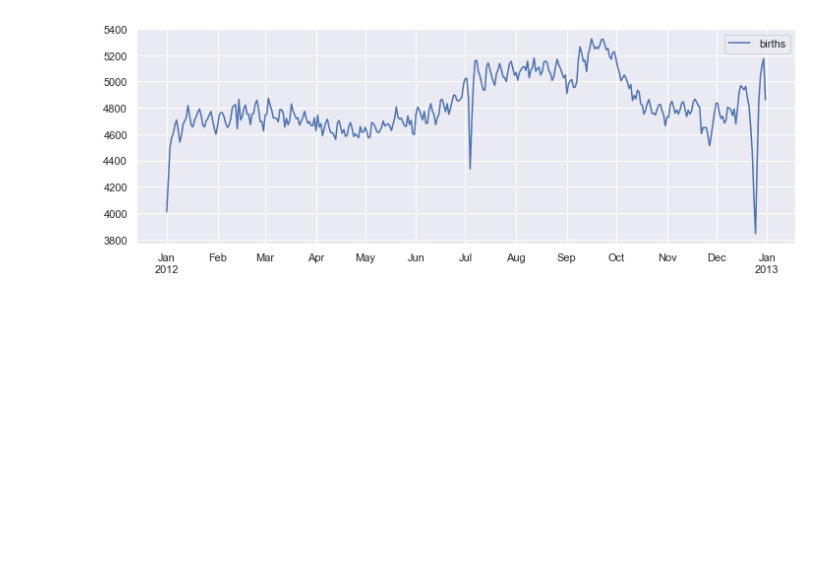
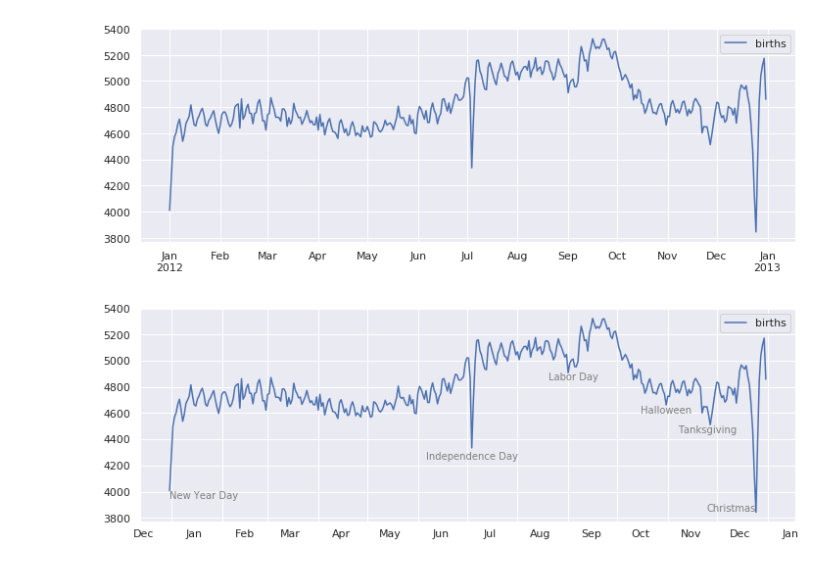
Before and after one commit to thimi0412/PythonDataScinence, a Jupyter notebook: matplotlib-pra/text_comments.ipynb, the cells around one changed output. Drawn from its saved outputs; the diff is of its cells as text; code cells hidden in the pictures; blank space fills up the shorter version.

```diff
--- a/matplotlib-pra/text_comments.ipynb
+++ b/matplotlib-pra/text_comments.ipynb
@@ -35,3 +35,22 @@ fig, ax = plt.subplots(figsize=(12, 4))
 births_by_date.plot(ax=ax);
 # %% [output]
 [figure]
+# %%
+fig, ax = plt.subplots(figsize=(12,4))
+births_by_date.plot(ax=ax)
+
+style = dict(size=10, color='gray')
+
+ax.text('2012-1-1', 3950, 'New Year Day', **style)
+ax.text('2012-7-4', 4250, 'Independence Day', ha='center', **style)
+ax.text('2012-9-4', 4850, 'Labor Day', ha='center', **style)
+ax.text('2012-10-31', 4600, 'Halloween', ha='center', **style)
+ax.text('2012-11-25', 4450, 'Tanksgiving', ha='center', **style)
+ax.text('2012-12-25', 3850, 'Christmas', ha='right', **style)
+
+ax.xaxis.set_major_locator(mpl.dates.MonthLocator())
+ax.xaxis.set_minor_locator(mpl.dates.MonthLocator(bymonthday=15))
+ax.xaxis.set_major_formatter(plt.NullFormatter())
+ax.xaxis.set_minor_formatter(mpl.dates.DateFormatter('%h'))
+# %% [output]
+[figure, added]
```
